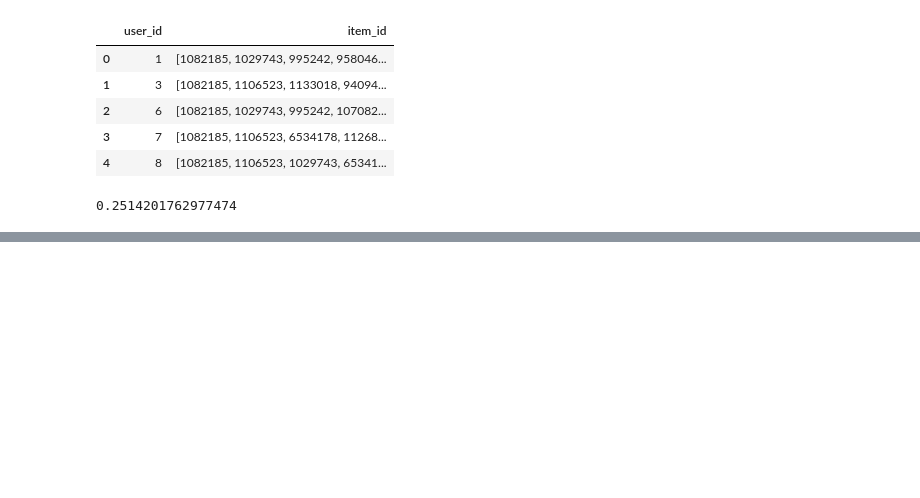
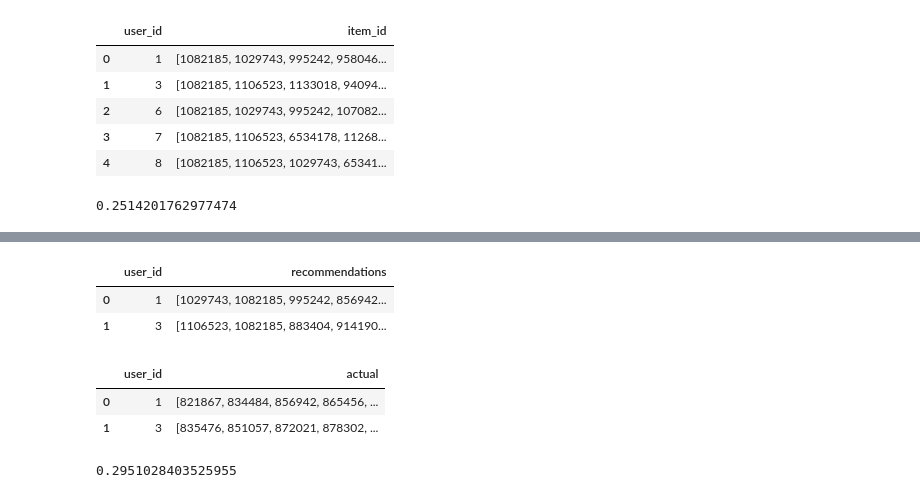
Before and after one commit to po-stas/RecSystems, a Jupyter notebook: lesson06/HW_6.ipynb, the cells around one changed output, grey strips where cells are left out. Saved outputs shown, nothing was run; the diff lists cells and outputs as text; code cells hidden in the pictures; blank space fills up the shorter version.

```diff
--- a/lesson06/HW_6.ipynb
+++ b/lesson06/HW_6.ipynb
@@ -434,0 +448,17 @@ v_precision_at_k(test_result.item_id, result_lvl_2.actual).mean()
+# %%
+cat_feats = ('manufacturer',
+ 'department',
+ 'brand',
+ 'commodity_desc',
+ 'sub_commodity_desc',
+ 'curr_size_of_product')
+# %%
+%%time
+second_model = SecondLayerRecommender(data=data_train_lvl_2,
+                                      first_layer_model=first_level_model,
+                                      N=50,
+                                      user_features=None,
+                                      item_features=item_features,
+                                      cat_features=cat_feats,
+                                      iterations=400
+                                     )
@@ -434,0 +472,20 @@ v_precision_at_k(test_result.item_id, result_lvl_2.actual).mean()
+# %%
+result = second_model.get_all_recommendations(data_val_lvl_2.user_id.unique())
+# %%
+result.head(2)
+# %% [output]
+|  | user_id | recommendations |
+| 0 | 1 | [1029743, 1082185, 995242, 856942... |
+| 1 | 3 | [1106523, 1082185, 883404, 914190... |
+# %%
+result_lvl_2 = data_val_lvl_2.groupby('user_id')['item_id'].unique().reset_index()
+result_lvl_2.columns = ('user_id', 'actual')
+result_lvl_2.head(2)
+# %% [output]
+|  | user_id | actual |
+| 0 | 1 | [821867, 834484, 856942, 865456, ... |
+| 1 | 3 | [835476, 851057, 872021, 878302, ... |
+# %%
+v_precision_at_k(result.recommendations, result_lvl_2.actual, k=5).mean()
+# %% [output]
+0.2951028403525955
```
Also changed, not shown: parts of 13 cells of this notebook, 10 other files.
